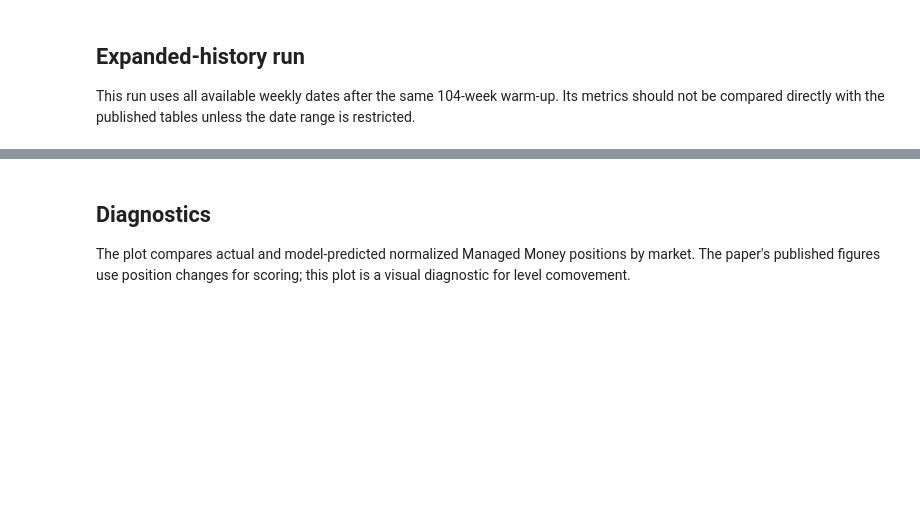
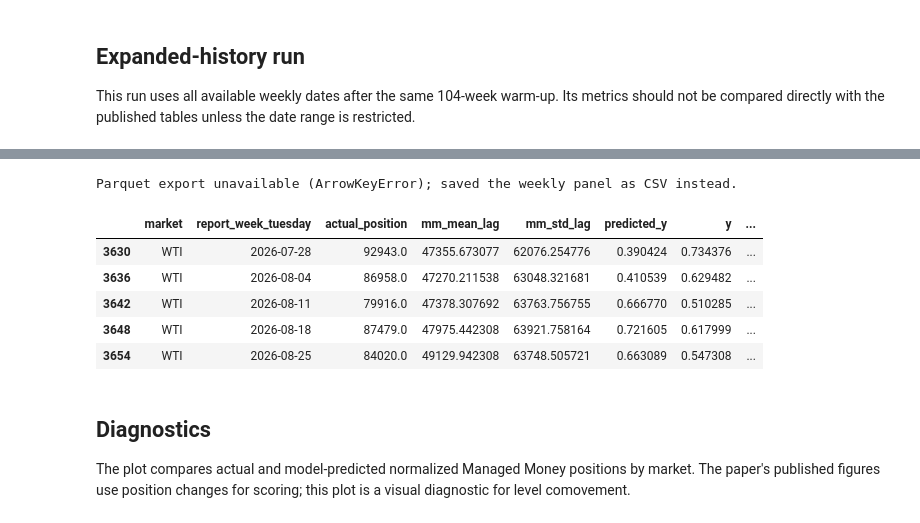
Before and after one commit to julienwax/Capstone, a Jupyter notebook: paper_replication/notebooks/replicate_insight_177.ipynb, the cells around one changed output, grey strips where cells are left out. Drawn from its saved outputs; the diff is of its cells as text; code cells hidden in the pictures; blank space fills up the shorter version.

```diff
--- a/paper_replication/notebooks/replicate_insight_177.ipynb
+++ b/paper_replication/notebooks/replicate_insight_177.ipynb
@@ -52,9 +85,21 @@ expanded_metrics
 # %%
 expanded_predictions = expanded_run['predictions']
 expanded_predictions.to_csv(OUTPUT_DIR / 'model_predictions_expanded.csv', index=False)
-expanded_run['weekly_panel'].to_parquet(PROJECT_ROOT / 'derived' / 'weekly_features_expanded.parquet', index=False)
+try:
+    expanded_run['weekly_panel'].to_parquet(PROJECT_ROOT / 'derived' / 'weekly_features_expanded.parquet', index=False)
+except BaseException as parquet_error:
+    expanded_run['weekly_panel'].to_csv(PROJECT_ROOT / 'derived' / 'weekly_features_expanded.csv', index=False)
+    print(f'Parquet export unavailable ({type(parquet_error).__name__}); saved the weekly panel as CSV instead.')
 expanded_metrics.to_csv(OUTPUT_DIR / 'metrics_expanded.csv')
 expanded_predictions.tail()
+# %% [output]
+Parquet export unavailable (ArrowKeyError); saved the weekly panel as CSV instead.
+|  | market | report_week_tuesday | actual_position | mm_mean_lag | mm_std_lag | predicted_y | y | ... |
+| 3630 | WTI | 2026-07-28 | 92943.0 | 47355.673077 | 62076.254776 | 0.390424 | 0.734376 | ... |
+| 3636 | WTI | 2026-08-04 | 86958.0 | 47270.211538 | 63048.321681 | 0.410539 | 0.629482 | ... |
+| 3642 | WTI | 2026-08-11 | 79916.0 | 47378.307692 | 63763.756755 | 0.666770 | 0.510285 | ... |
+| 3648 | WTI | 2026-08-18 | 87479.0 | 47975.442308 | 63921.758164 | 0.721605 | 0.617999 | ... |
+| 3654 | WTI | 2026-08-25 | 84020.0 | 49129.942308 | 63748.505721 | 0.663089 | 0.547308 | ... |
 # %% [markdown]
 ## Diagnostics
 
```
Also changed, not shown: parts of 7 cells of this notebook, 2 other files.
